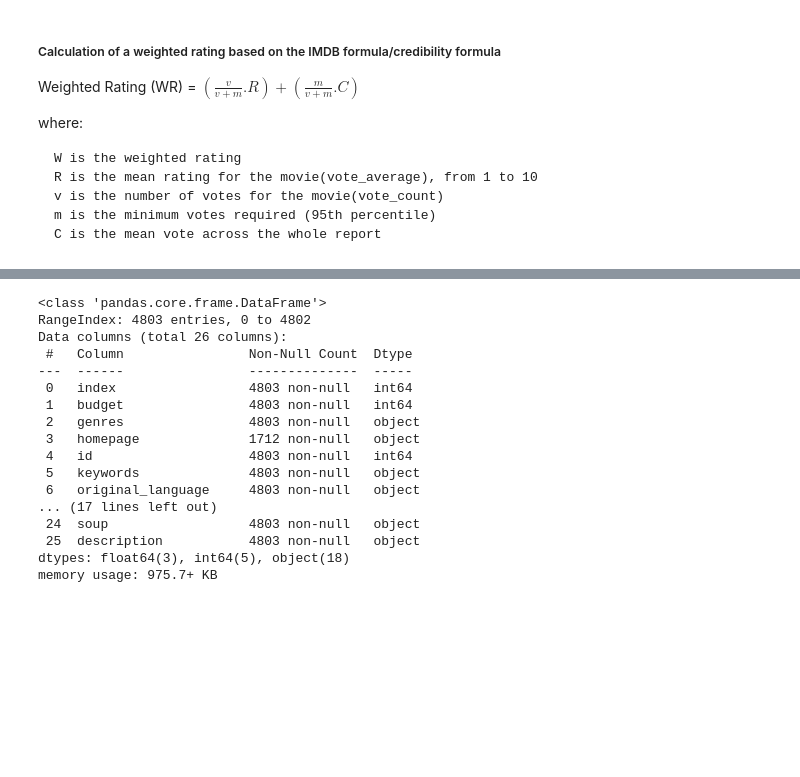
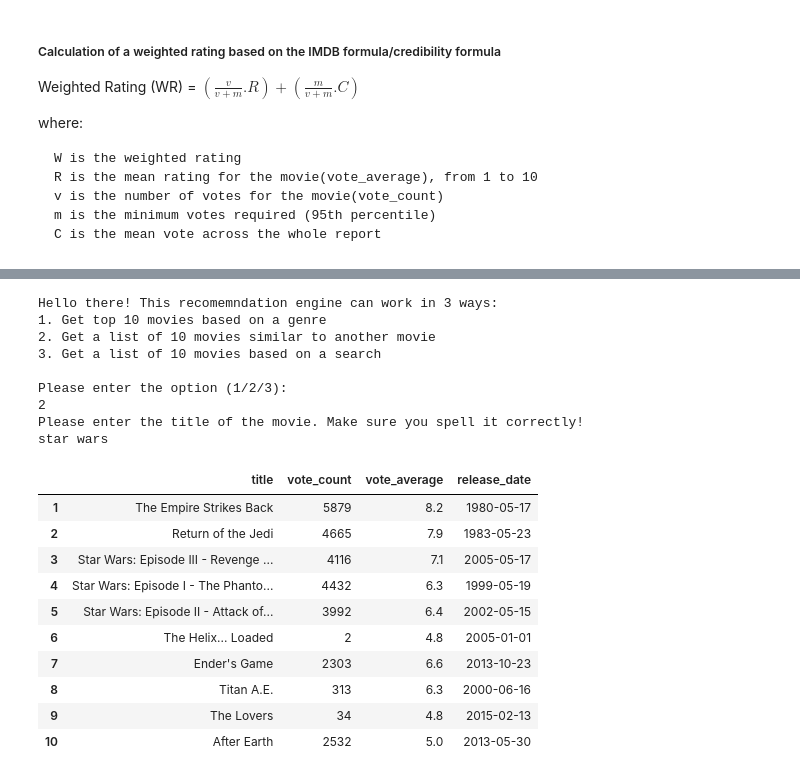
Before and after one commit to nitishbaidya/Content-Based-Movie-Recommendation-Engine, a Jupyter notebook: MSc_Movie Recommendations.ipynb, the cells around one changed output, grey strips where cells are left out. Drawn from its saved outputs; the diff is of its cells as text; code cells hidden in the pictures; blank space fills up the shorter version.

```diff
--- a/MSc_Movie Recommendations.ipynb
+++ b/MSc_Movie Recommendations.ipynb
@@ -300,21 +290 @@ Name: title, dtype: object
-# %%
-df_main.info()
-# %% [output]
-<class 'pandas.core.frame.DataFrame'>
-RangeIndex: 4803 entries, 0 to 4802
-Data columns (total 26 columns):
- #   Column                Non-Null Count  Dtype
----  ------                --------------  -----
- 0   index                 4803 non-null   int64
- 1   budget                4803 non-null   int64
- 2   genres                4803 non-null   object
- 3   homepage              1712 non-null   object
- 4   id                    4803 non-null   int64
- 5   keywords              4803 non-null   object
- 6   original_language     4803 non-null   object
-... (17 lines left out)
- 24  soup                  4803 non-null   object
- 25  description           4803 non-null   object
-dtypes: float64(3), int64(5), object(18)
-memory usage: 975.7+ KB
 # %%
@@ -357,0 +319,56 @@ get_rec_user()
+# %%
+#the function to access the engine
+def run_engine(df_main = df_main):
+    print("Hello there! This recomemndation engine can work in 3 ways:")
+    print("1. Get top 10 movies based on a genre")
+    print("2. Get a list of 10 movies similar to another movie")
+    print("3. Get a list of 10 movies based on a search")
+    print()
+    print("Please enter the option (1/2/3): ")
+    selection_1 = int(input())
+    if selection_1 == 1:
+        print ("Please enter a genre [Action, Adventure, Animation, Comedy, Crime, Documentary, Drama, Family, Fantasy, Foreign, History, Horror, Music, Mystery, Romance, Science Fiction, Thriller, Tv Movie, War, Western]: ")
+        selection_2 = input()
+        selection_2 = selection_2.title()
+        genre_list = ["Action", "Adventure", "Animation", "Comedy", "Crime", "Documentary", "Drama", "Family", "Fantasy", "Foreign", "History", "Horror", "Music", "Mystery", "Romance", "Science Fiction", "Thriller", "Tv Movie", "War", "Western"]
+        if selection_2 not in genre_list:
+            print("Oops! looks like you entered an incorrect term!")
+        else:
+            display(generic_rec_genre(selection_2))
+    elif selection_1 == 2:
+        print ("Please enter the title of the movie. Make sure you spell it correctly!")
+        selection_3 = input()
+        selection_3 = selection_3.title()
+        movie_list = df_main["title"].tolist()
+        if selection_3 not in movie_list:
+            print("Oops! looks like we might not have this movie in the database or you entered an incorrect term!")
+        else:
+            print()
+            display(get_recommendations(selection_3))
+    elif selection_1 == 3:
+        display(get_rec_user())
+    else:
+        print("That seems like an incorrect option!")
+# %%
+run_engine()
+# %% [output]
+Hello there! This recomemndation engine can work in 3 ways:
+1. Get top 10 movies based on a genre
+2. Get a list of 10 movies similar to another movie
+3. Get a list of 10 movies based on a search
+
+Please enter the option (1/2/3):
+2
+Please enter the title of the movie. Make sure you spell it correctly!
+star wars
+|  | title | vote_count | vote_average | release_date |
+| 1 | The Empire Strikes Back | 5879 | 8.2 | 1980-05-17 |
+| 2 | Return of the Jedi | 4665 | 7.9 | 1983-05-23 |
+| 3 | Star Wars: Episode III - Revenge ... | 4116 | 7.1 | 2005-05-17 |
+| 4 | Star Wars: Episode I - The Phanto... | 4432 | 6.3 | 1999-05-19 |
+| 5 | Star Wars: Episode II - Attack of... | 3992 | 6.4 | 2002-05-15 |
+| 6 | The Helix... Loaded | 2 | 4.8 | 2005-01-01 |
+| 7 | Ender's Game | 2303 | 6.6 | 2013-10-23 |
+| 8 | Titan A.E. | 313 | 6.3 | 2000-06-16 |
+| 9 | The Lovers | 34 | 4.8 | 2015-02-13 |
+| 10 | After Earth | 2532 | 5.0 | 2013-05-30 |
```
Also changed, not shown: parts of 28 cells of this notebook.
